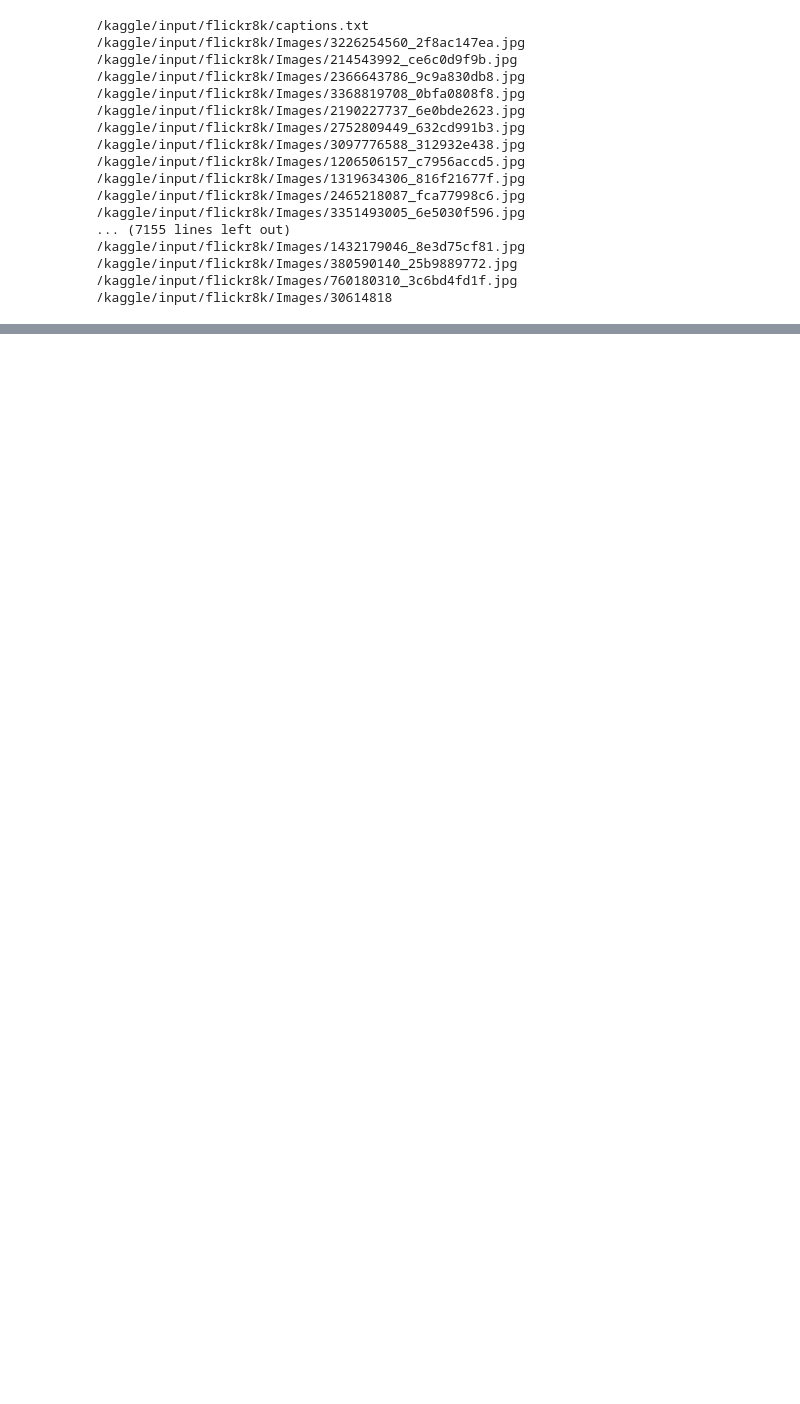
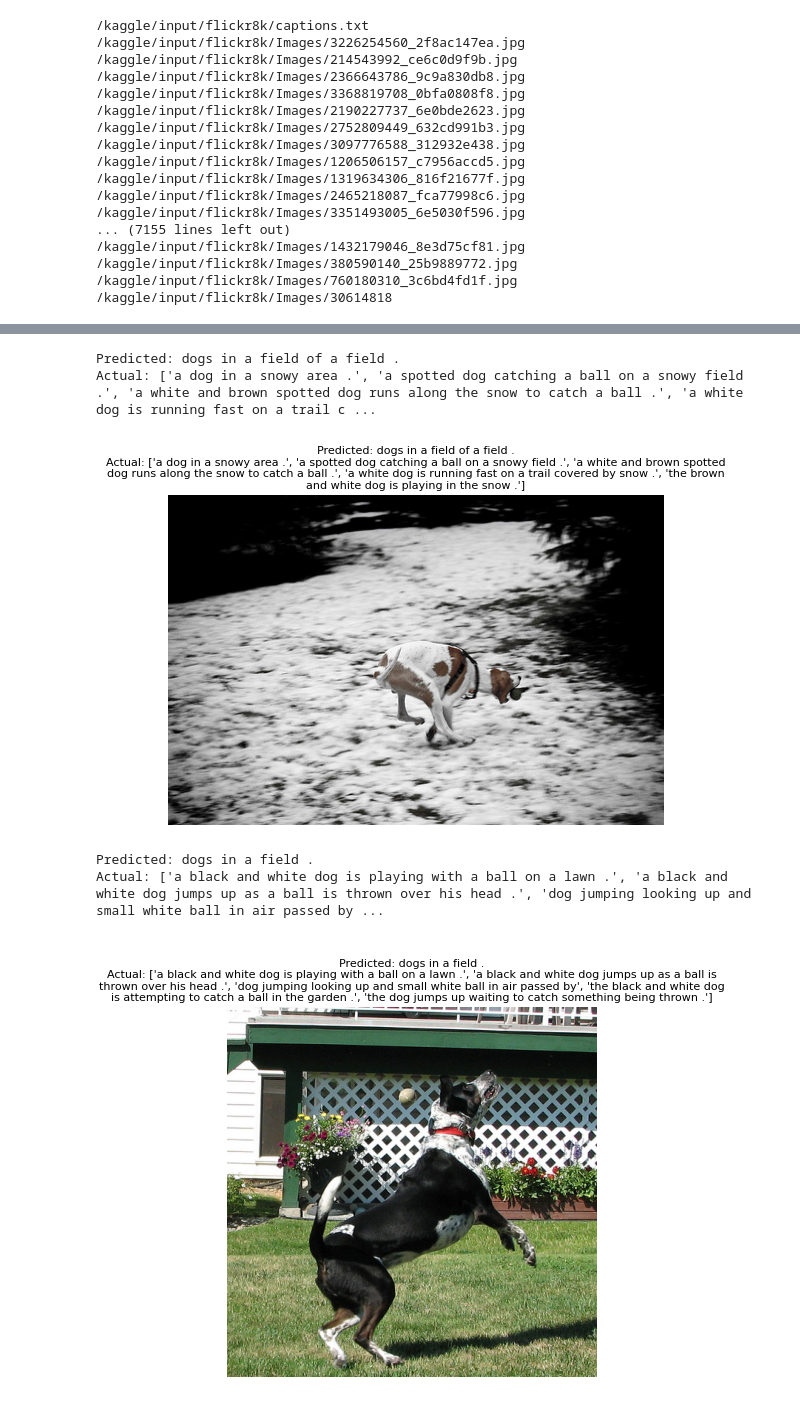
Before and after one commit to salmaaa9/Image-Captioning, a Jupyter notebook: image-captioning.ipynb, the cells around one changed output, grey strips where cells are left out. Cells and saved outputs as stored; diff of their text form; code cells hidden in the pictures; blank space fills up the shorter version.

```diff
--- a/image-captioning.ipynb
+++ b/image-captioning.ipynb
@@ -368,0 +359,2 @@ cv2.destroyAllWindows()
+# %%
+image_features = np.load("/kaggle/working/image_features.npy", allow_pickle=True).item()
@@ -368,0 +412,30 @@ cv2.destroyAllWindows()
+# %%
+import matplotlib.pyplot as plt
+import matplotlib.image as mpimg
+
+# Function to display image with predicted and actual captions
+def display_image_with_captions(image_path, predicted_caption, actual_captions):
+    img = mpimg.imread(image_path)
+    plt.imshow(img)
+    plt.axis('off')
+    plt.title(f"Predicted: {predicted_caption}\nActual: {actual_captions}", fontsize=8, wrap=True)
+    plt.show()
+
+# Display images with captions
+for image_id in list(image_features.keys())[:2]:
+    features = np.array(image_features[image_id]).reshape(1, -1)
+    caption = predict_caption(caption_model, features, tokenizer, max_length)
+    actual = captions_dict[image_id]
+    print(f"Predicted: {caption}")
+    print(f"Actual: {actual}")
+
+    # Path to the image file
+    image_file = f"{images_dir}/{image_id}.jpg"  # Update the extension if needed
+    display_image_with_captions(image_file, caption, actual)
+# %% [output]
+Predicted: dogs in a field of a field .
+Actual: ['a dog in a snowy area .', 'a spotted dog catching a ball on a snowy field .', 'a white and brown spotted dog runs along the snow to catch a ball .', 'a white dog is running fast on a trail c ...
+[figure, added]
+Predicted: dogs in a field .
+Actual: ['a black and white dog is playing with a ball on a lawn .', 'a black and white dog jumps up as a ball is thrown over his head .', 'dog jumping looking up and small white ball in air passed by ...
+[figure, added]
```
Also changed, not shown: parts of 43 cells of this notebook.
